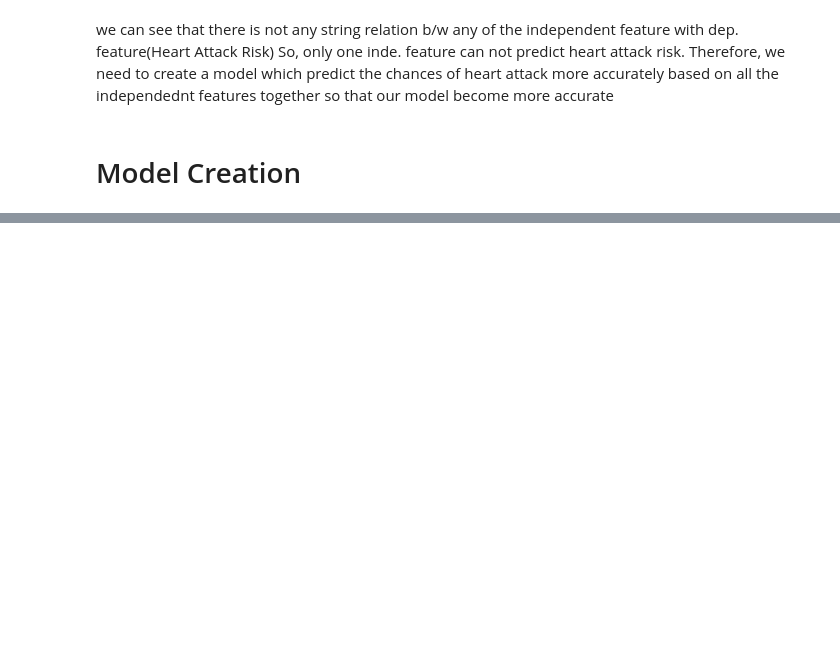
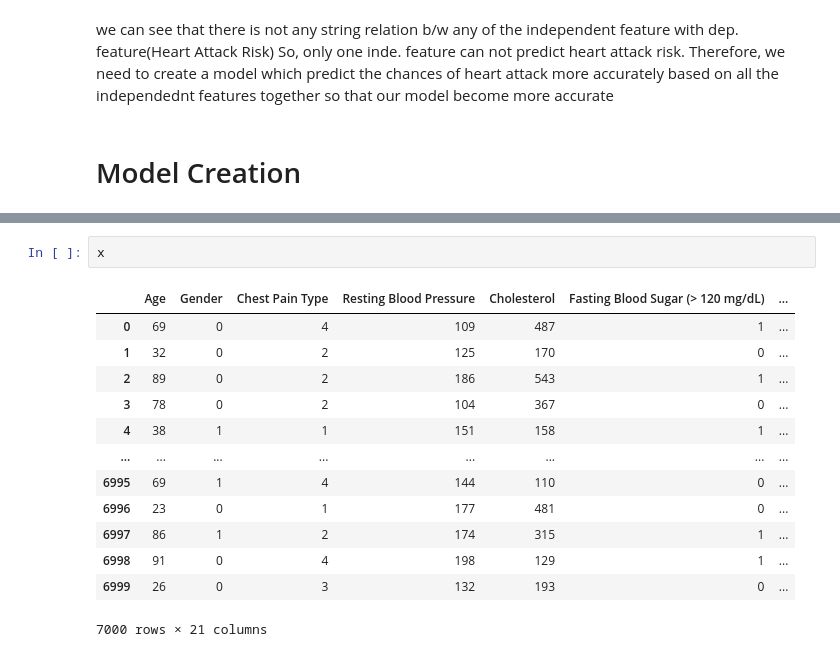
Before and after one commit to abhishekp-786/Heart-Attack-Risk-Prediction-Model, a Jupyter notebook: project.ipynb, the cells around one changed output, grey strips where cells are left out. Saved outputs shown, nothing was run; the diff lists cells and outputs as text; blank space fills up the shorter version.

```diff
--- a/project.ipynb
+++ b/project.ipynb
@@ -336,0 +364,16 @@ So, only one inde. feature can not predict heart attack risk. Therefore, we need
+# %%
+x
+# %% [output]
+|  | Age | Gender | Chest Pain Type | Resting Blood Pressure | Cholesterol | Fasting Blood Sugar (> 120 mg/dL) | ... |
+| 0 | 69 | 0 | 4 | 109 | 487 | 1 | ... |
+| 1 | 32 | 0 | 2 | 125 | 170 | 0 | ... |
+| 2 | 89 | 0 | 2 | 186 | 543 | 1 | ... |
+| 3 | 78 | 0 | 2 | 104 | 367 | 0 | ... |
+| 4 | 38 | 1 | 1 | 151 | 158 | 1 | ... |
+| ... | ... | ... | ... | ... | ... | ... | ... |
+| 6995 | 69 | 1 | 4 | 144 | 110 | 0 | ... |
+| 6996 | 23 | 0 | 1 | 177 | 481 | 0 | ... |
+| 6997 | 86 | 1 | 2 | 174 | 315 | 1 | ... |
+| 6998 | 91 | 0 | 4 | 198 | 129 | 1 | ... |
+| 6999 | 26 | 0 | 3 | 132 | 193 | 0 | ... |
+7000 rows × 21 columns
```
Also changed, not shown: parts of 16 cells of this notebook.
